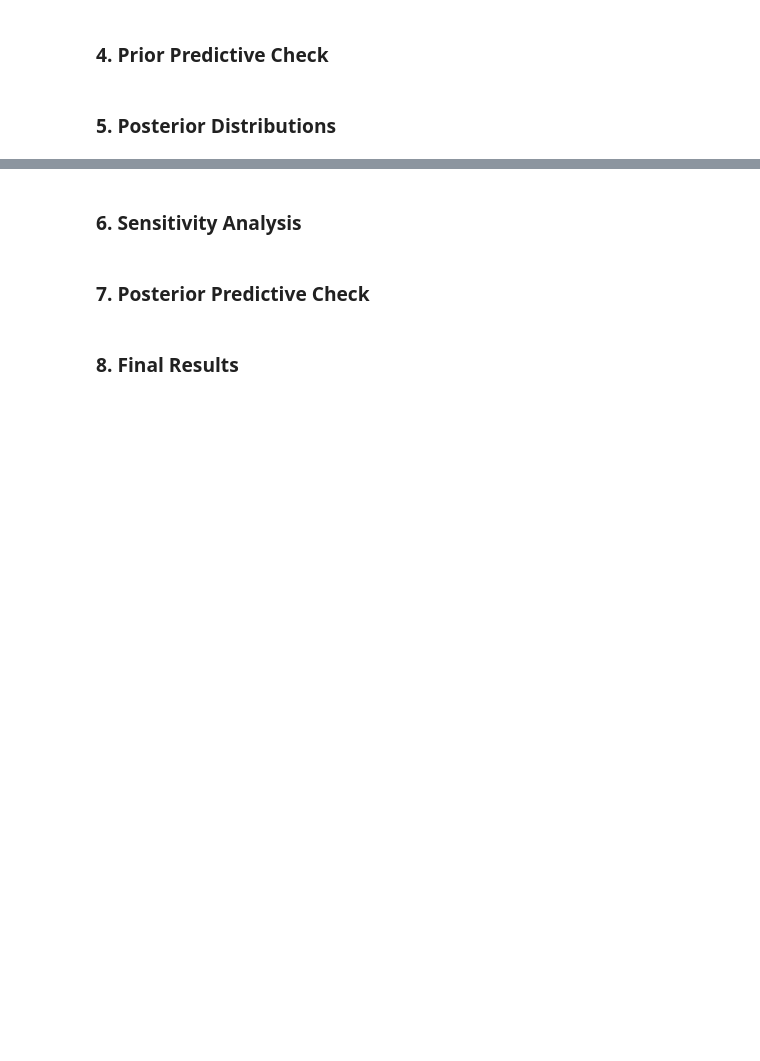
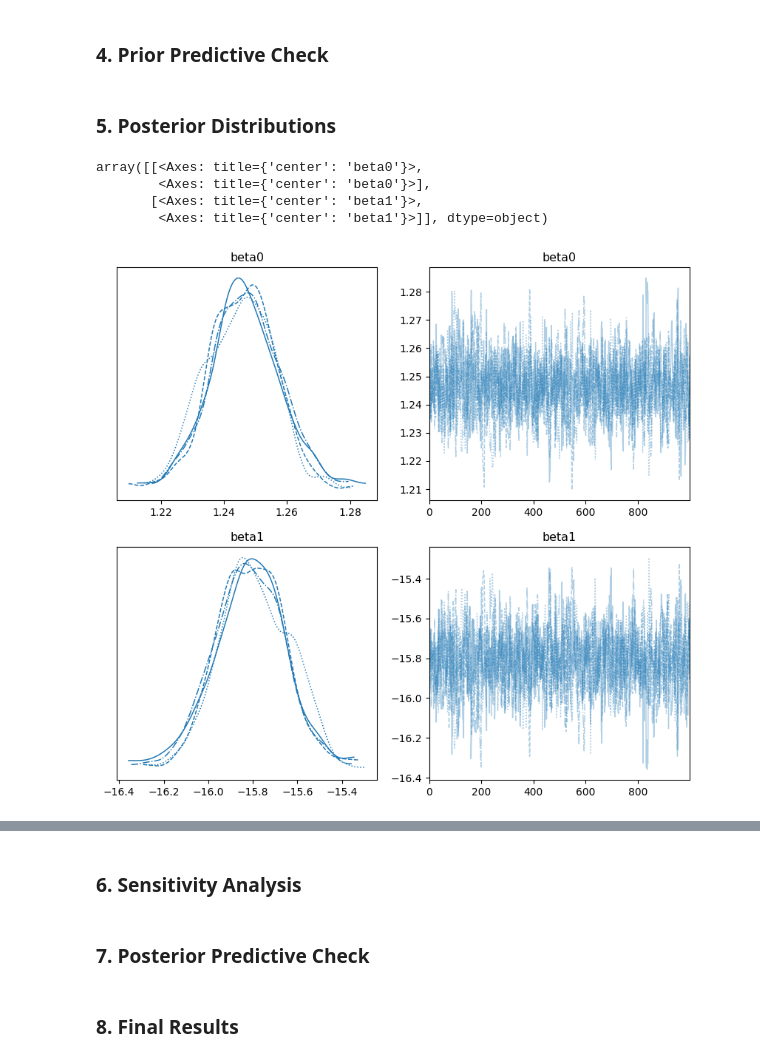
Before and after one commit to erobbtan/AST5731_PROJ2, a Jupyter notebook: Project2.ipynb, the cells around one changed output, grey strips where cells are left out. Drawn from its saved outputs; the diff is of its cells as text; code cells hidden in the pictures; blank space fills up the shorter version.

```diff
--- a/Project2.ipynb
+++ b/Project2.ipynb
@@ -114,8 +114,6 @@ print('Minimum effective size:', N_sample)
 # %% [output]
 Minimum effective size: 8708
 # %%
-# Warning: This block takes about 10 min to run
-
 # We will use the standard reference prior for our Betas (Normal with tau = 0.01, mu = 0)
 y = df['SVMPython']
 x = df['z']
@@ -132,7 +130,7 @@ with pm.Model() as model:
     # Bernoulli output using theta
     observed = pm.Bernoulli('obs',theta,observed=y)
 
-    start=pm.find_MAP()
-    step = pm.NUTS()
+    #start=pm.find_MAP()
+    #step = pm.NUTS()
     # Posterior sampling
-    trace = pm.sample(N_sample, step=step, return_inferencedata=True);
+    #trace = pm.sample(N_sample, step=step, return_inferencedata=True);
@@ -140,0 +143,7 @@ NameError: name 'df' is not defined
+# %%
+# Took about 5 minutes to run this cell
+
+with model:
+    #Draw 1000 posterior samples
+    idata = pm.sample()
+idata
@@ -144,6 +164,12 @@ NameError: name 'df' is not defined
 ### 5. Posterior Distributions
 # %%
 # Posterior Distributions
-az.plot_trace(trace,var_names=['beta0','beta1'],figsize=(10, 9))
+az.plot_trace(idata,var_names=['beta0','beta1'],figsize=(10, 9)) #Use 'combined=true' to show all chains together
+# %% [output]
+array([[<Axes: title={'center': 'beta0'}>,
+        <Axes: title={'center': 'beta0'}>],
+       [<Axes: title={'center': 'beta1'}>,
+        <Axes: title={'center': 'beta1'}>]], dtype=object)
+[figure, added]
 # %%
 # Auto Correlation Plots
```
Also changed, not shown: parts of 8 cells of this notebook.
